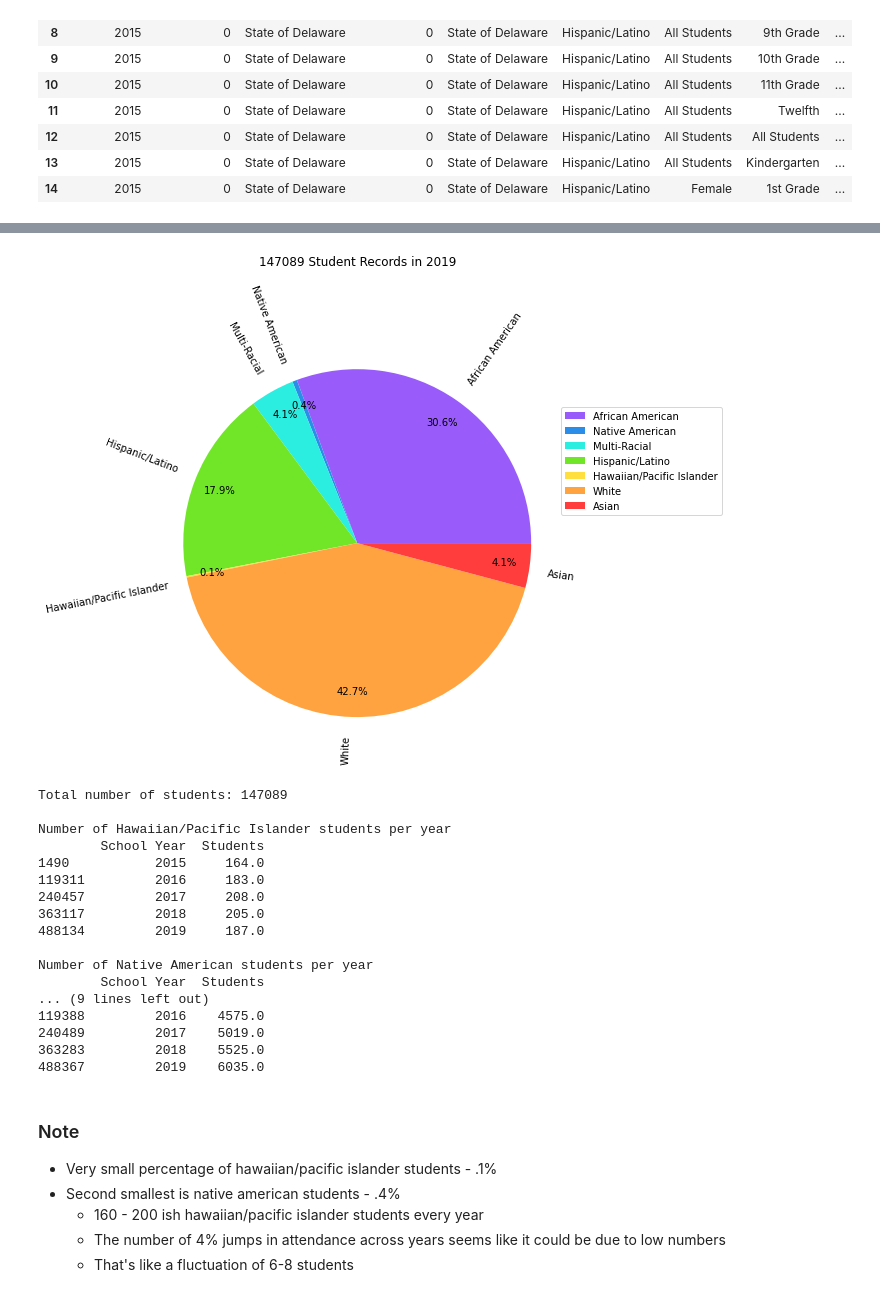
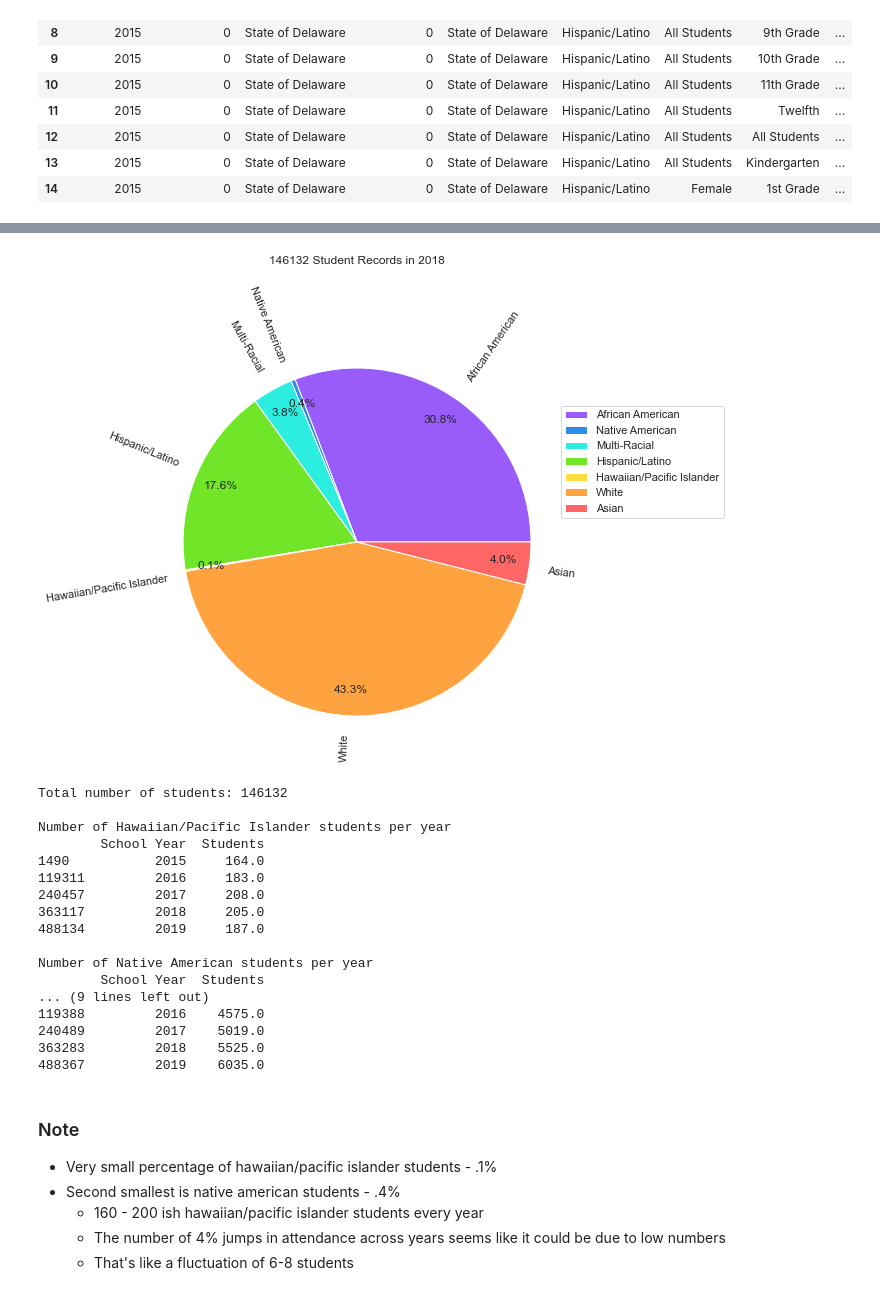
Before and after one commit to annapoliswu/CISC367_Midterm, a Jupyter notebook: messy-student-performance-analysis.ipynb, the cells around one changed output, grey strips where cells are left out. Cells and saved outputs as stored; diff of their text form; code cells hidden in the pictures.

```diff
--- a/messy-student-performance-analysis.ipynb
+++ b/messy-student-performance-analysis.ipynb
@@ -89,4 +89,9 @@ att_state_all.head()
 | 566 | 2015 | 0 | State of Delaware | 0 | State of Delaware | African American | All Students | All Students | ... |
 | 895 | 2015 | 0 | State of Delaware | 0 | State of Delaware | White | All Students | All Students | ... |
 | 1224 | 2015 | 0 | State of Delaware | 0 | State of Delaware | Asian American | All Students | All Students | ... |
+# %%
+plotOrder = ['Asian', 'White', 'Hawaiian/Pacific Islander', 'Hispanic/Latino','Multi-Racial', 'Native American','African American']
+plotOrderReversed = plotOrder[::-1]
+sns.set(rc={'figure.figsize':(9,6)})
+sns.set_style("ticks")
 # %%
@@ -146,41 +170,44 @@ plt.show()
 # %%
 pie_df = att_state_all[['SubGroup','Students','School Year']]
 pie_df = pie_df.set_index('SubGroup')
-pie_colors = ['#995cfa','#2c8de8','#2bede0',  '#71e629', '#ffdf40','#ffa340','#ff3d3d']
+pie_colors = ['#995cfa','#2c8de8','#2bede0',  '#71e629', '#ffdf40','#ffa340','#ff6666']
 
-att_pie_2019 = pie_df[pie_df['School Year'] == 2019].reindex(plotOrderReversed).plot.pie(
+year = 2018
+
+
+att_pie_2019 = pie_df[pie_df['School Year'] == year].reindex(plotOrderReversed).plot.pie(
     y='Students',
     figsize=(5, 5),
     labels = plotOrderReversed,
     autopct='%1.1f%%',
     pctdistance=.85,
     radius = 1.6,
     rotatelabels = True,
     ylabel = '',
     colors = pie_colors
 )
 
 
-totalStudents = str(int(pie_df[pie_df['School Year'] == 2019]['Students'].sum() ) )
+totalStudents = str(int(pie_df[pie_df['School Year'] == year]['Students'].sum() ) )
 
-plt.title( totalStudents + " Student Records in 2019", y=1.5)
+plt.title( totalStudents + " Student Records in " + str(year), y=1.5)
 plt.legend(bbox_to_anchor=(1.25, 1), loc=2, borderaxespad=0)
 plt.show()
 
 
 print ( "Total number of students: " +  totalStudents)
 
 print("\nNumber of Hawaiian/Pacific Islander students per year")
 print(att_state_all.loc[ att_state_all["SubGroup"] == "Hawaiian/Pacific Islander", ['School Year','Students'] ] )
 
 print("\nNumber of Native American students per year")
 print(att_state_all.loc[ att_state_all["SubGroup"] == "Native American", ['School Year','Students'] ] )
 
 print("\nNumber of Multi-Racial students per year")
 print(att_state_all.loc[ att_state_all["SubGroup"] == "Multi-Racial", ['School Year','Students'] ] )
 # %% [output]
-[figure, old version]
+[figure, new version]
-Total number of students: 147089
+Total number of students: 146132
 
 Number of Hawaiian/Pacific Islander students per year
         School Year  Students
```
Also changed, not shown: parts of 9 cells of this notebook.
